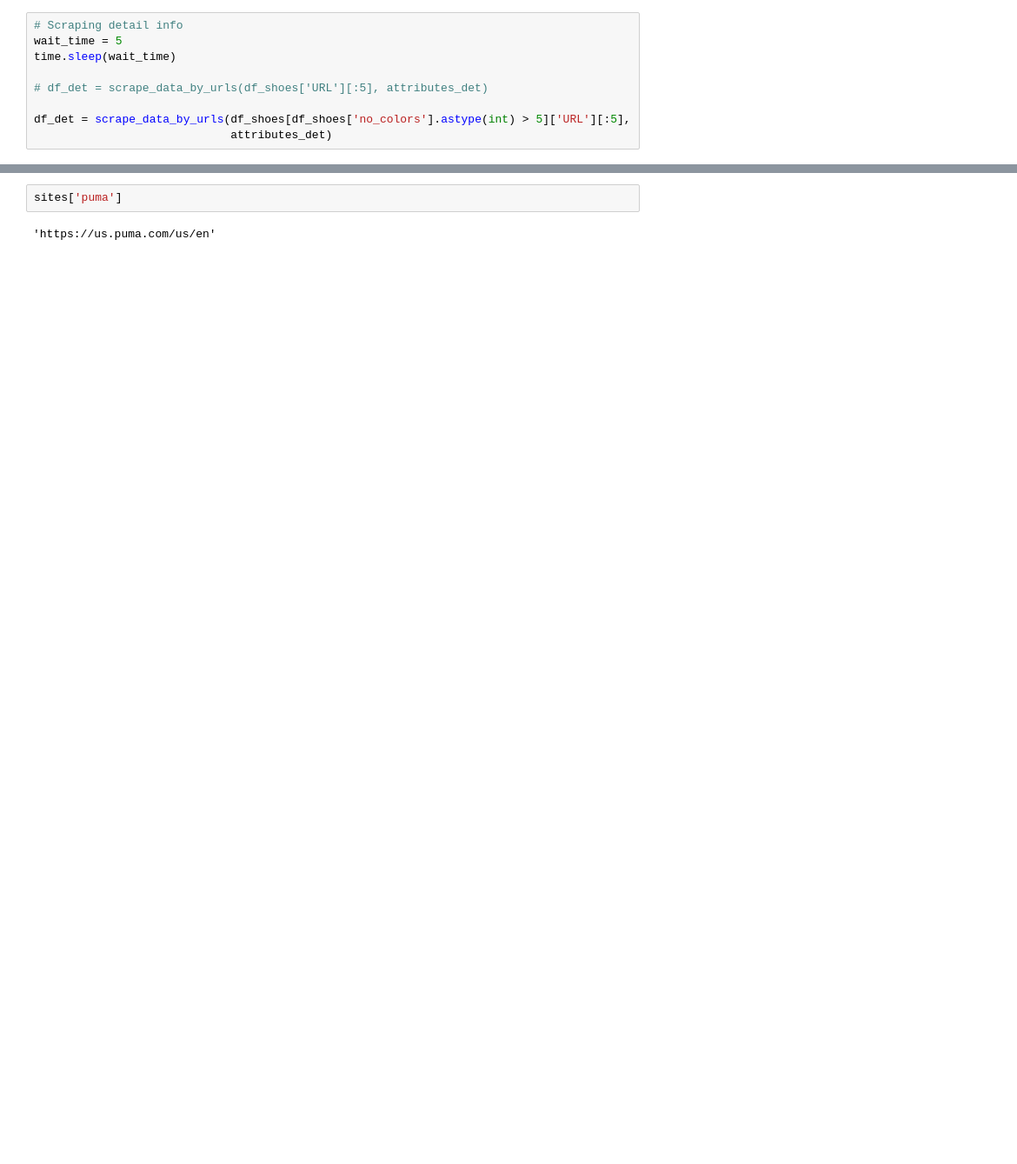
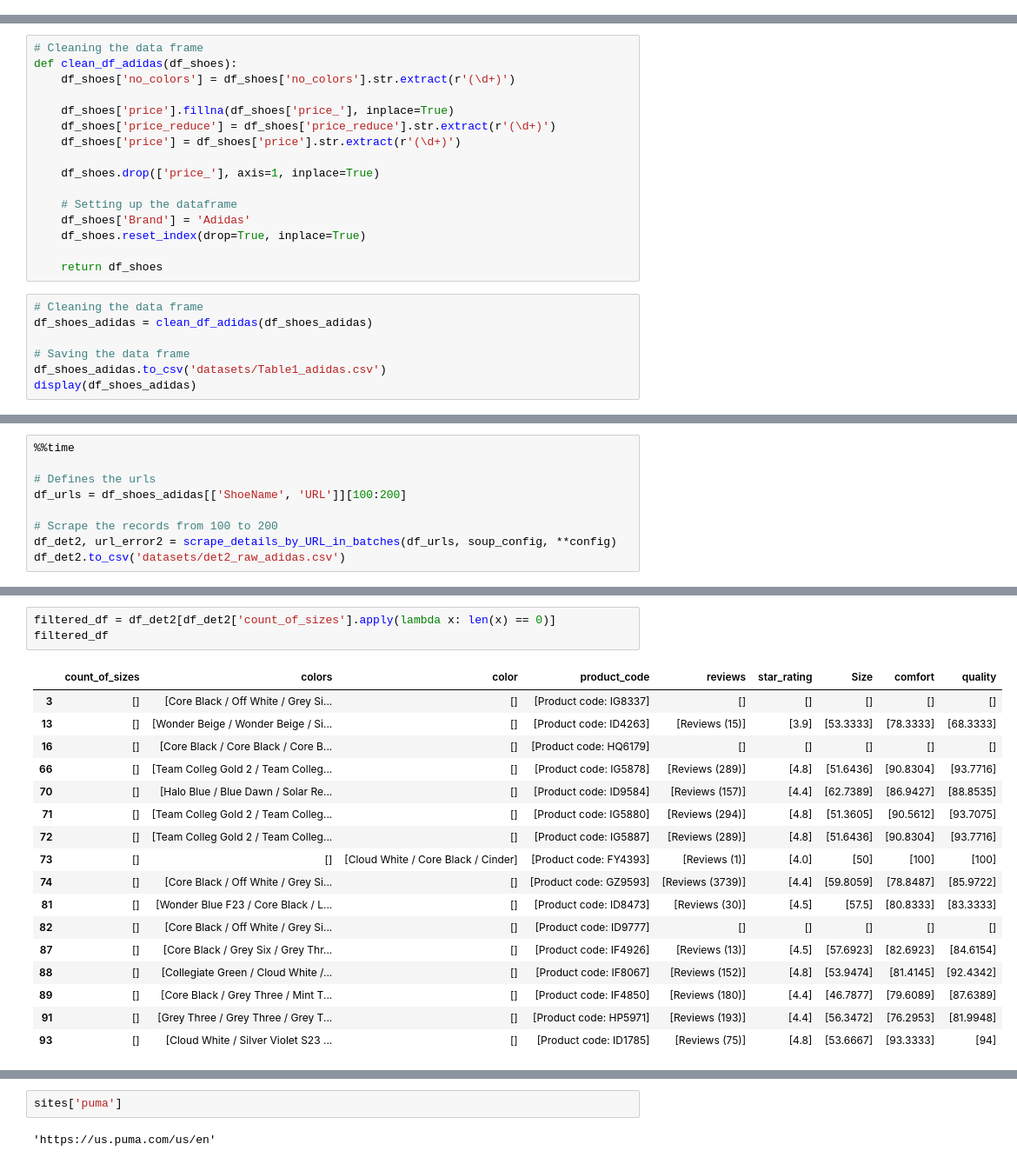
Before and after one commit to matiaga/Capstone-project, a Jupyter notebook: Shoe Brand Capstone - 01 Webscraping phase.ipynb, the cells around one changed output, grey strips where cells are left out. Shown at 87% size. Drawn from its saved outputs; the diff is of its cells as text; blank space fills up the shorter version.

```diff
--- a/Shoe Brand Capstone - 01 Webscraping phase.ipynb
+++ b/Shoe Brand Capstone - 01 Webscraping phase.ipynb
@@ -205,10 +207 @@ Name: URL, dtype: object
-# %%
-# Scraping detail info
-wait_time = 5
-time.sleep(wait_time)
-
-# df_det = scrape_data_by_urls(df_shoes['URL'][:5], attributes_det)
-
-df_det = scrape_data_by_urls(df_shoes[df_shoes['no_colors'].astype(int) > 5]['URL'][:5],
-                             attributes_det)
 # %% [markdown]
@@ -378,0 +1095,23 @@ df_det
+# %%
+# Cleaning the data frame
+def clean_df_adidas(df_shoes):
+    df_shoes['no_colors'] = df_shoes['no_colors'].str.extract(r'(\d+)')
+
+    df_shoes['price'].fillna(df_shoes['price_'], inplace=True)
+    df_shoes['price_reduce'] = df_shoes['price_reduce'].str.extract(r'(\d+)')
+    df_shoes['price'] = df_shoes['price'].str.extract(r'(\d+)')
+
+    df_shoes.drop(['price_'], axis=1, inplace=True)
+
+    # Setting up the dataframe
+    df_shoes['Brand'] = 'Adidas'
+    df_shoes.reset_index(drop=True, inplace=True)
+
+    return df_shoes
+# %%
+# Cleaning the data frame
+df_shoes_adidas = clean_df_adidas(df_shoes_adidas)
+
+# Saving the data frame
+df_shoes_adidas.to_csv('datasets/Table1_adidas.csv')
+display(df_shoes_adidas)
@@ -378,0 +1266,9 @@ df_det
+# %%
+%%time
+
+# Defines the urls
+df_urls = df_shoes_adidas[['ShoeName', 'URL']][100:200]
+
+# Scrape the records from 100 to 200
+df_det2, url_error2 = scrape_details_by_URL_in_batches(df_urls, soup_config, **config)
+df_det2.to_csv('datasets/det2_raw_adidas.csv')
@@ -378,0 +1718,21 @@ df_det
+# %%
+filtered_df = df_det2[df_det2['count_of_sizes'].apply(lambda x: len(x) == 0)]
+filtered_df
+# %% [output]
+|  | count_of_sizes | colors | color | product_code | reviews | star_rating | Size | comfort | quality |
+| 3 | [] | [Core Black / Off White / Grey Si... | [] | [Product code: IG8337] | [] | [] | [] | [] | [] |
+| 13 | [] | [Wonder Beige / Wonder Beige / Si... | [] | [Product code: ID4263] | [Reviews (15)] | [3.9] | [53.3333] | [78.3333] | [68.3333] |
+| 16 | [] | [Core Black / Core Black / Core B... | [] | [Product code: HQ6179] | [] | [] | [] | [] | [] |
+| 66 | [] | [Team Colleg Gold 2 / Team Colleg... | [] | [Product code: IG5878] | [Reviews (289)] | [4.8] | [51.6436] | [90.8304] | [93.7716] |
+| 70 | [] | [Halo Blue / Blue Dawn / Solar Re... | [] | [Product code: ID9584] | [Reviews (157)] | [4.4] | [62.7389] | [86.9427] | [88.8535] |
+| 71 | [] | [Team Colleg Gold 2 / Team Colleg... | [] | [Product code: IG5880] | [Reviews (294)] | [4.8] | [51.3605] | [90.5612] | [93.7075] |
+| 72 | [] | [Team Colleg Gold 2 / Team Colleg... | [] | [Product code: IG5887] | [Reviews (289)] | [4.8] | [51.6436] | [90.8304] | [93.7716] |
+| 73 | [] | [] | [Cloud White / Core Black / Cinder] | [Product code: FY4393] | [Reviews (1)] | [4.0] | [50] | [100] | [100] |
+| 74 | [] | [Core Black / Off White / Grey Si... | [] | [Product code: GZ9593] | [Reviews (3739)] | [4.4] | [59.8059] | [78.8487] | [85.9722] |
+| 81 | [] | [Wonder Blue F23 / Core Black / L... | [] | [Product code: ID8473] | [Reviews (30)] | [4.5] | [57.5] | [80.8333] | [83.3333] |
+| 82 | [] | [Core Black / Off White / Grey Si... | [] | [Product code: ID9777] | [] | [] | [] | [] | [] |
+| 87 | [] | [Core Black / Grey Six / Grey Thr... | [] | [Product code: IF4926] | [Reviews (13)] | [4.5] | [57.6923] | [82.6923] | [84.6154] |
+| 88 | [] | [Collegiate Green / Cloud White /... | [] | [Product code: IF8067] | [Reviews (152)] | [4.8] | [53.9474] | [81.4145] | [92.4342] |
+| 89 | [] | [Core Black / Grey Three / Mint T... | [] | [Product code: IF4850] | [Reviews (180)] | [4.4] | [46.7877] | [79.6089] | [87.6389] |
+| 91 | [] | [Grey Three / Grey Three / Grey T... | [] | [Product code: HP5971] | [Reviews (193)] | [4.4] | [56.3472] | [76.2953] | [81.9948] |
+| 93 | [] | [Cloud White / Silver Violet S23 ... | [] | [Product code: ID1785] | [Reviews (75)] | [4.8] | [53.6667] | [93.3333] | [94] |
```
Also changed, not shown: parts of 242 cells of this notebook, 51 other files.
